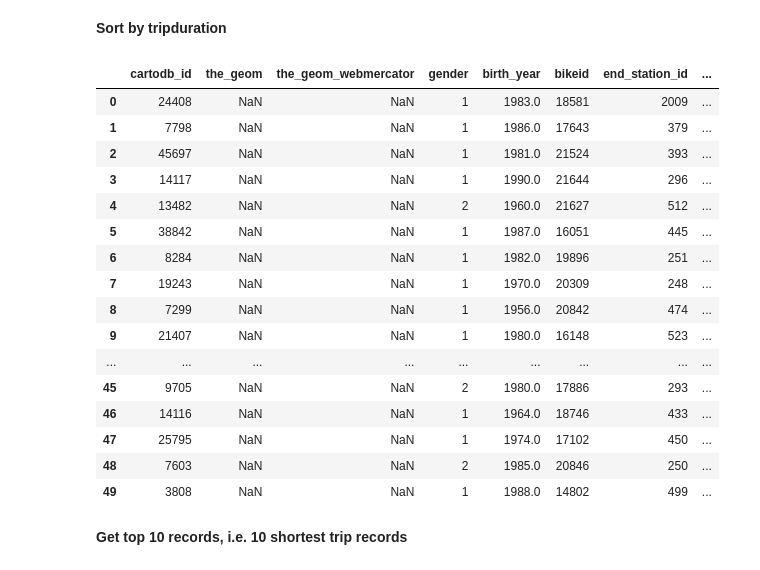
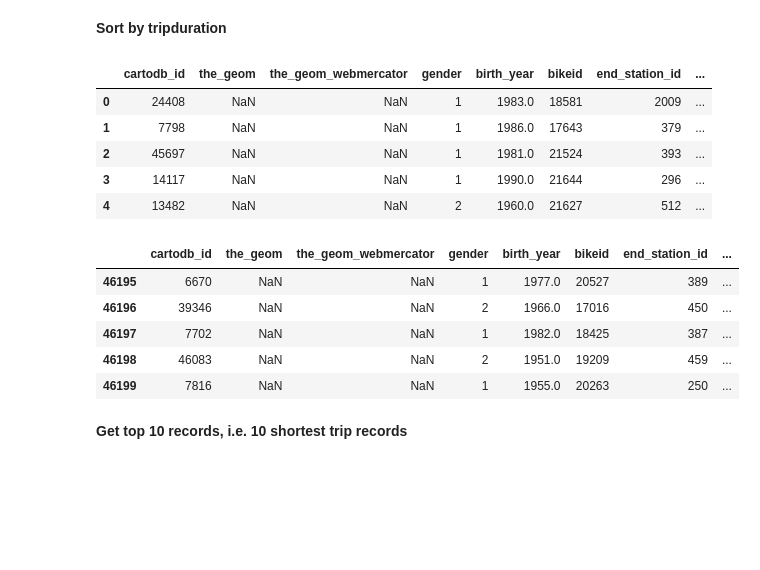
Before and after one commit to biabbiassago/PUI2017_bb1569, a Jupyter notebook: HW7_bb1569/SQLLab_bb1569.ipynb, the cells around one changed output. Cells and saved outputs as stored; diff of their text form; code cells hidden in the pictures; blank space fills up the shorter version.

```diff
--- a/HW7_bb1569/SQLLab_bb1569.ipynb
+++ b/HW7_bb1569/SQLLab_bb1569.ipynb
@@ -104,27 +92,25 @@ pd.read_csv(BytesIO(queryCartoDB(query1)), sep=',').head(50)
 # %%
 query2 = '''
 SELECT * FROM citibike
 ORDER BY tripduration
 '''
-pd.read_csv(BytesIO(queryCartoDB(query2)), sep=',').head(50)
+pd.read_csv(BytesIO(queryCartoDB(query2)), sep=',').head(5)
 # %% [output]
 |  | cartodb_id | the_geom | the_geom_webmercator | gender | birth_year | bikeid | end_station_id | ... |
 | 0 | 24408 | NaN | NaN | 1 | 1983.0 | 18581 | 2009 | ... |
 | 1 | 7798 | NaN | NaN | 1 | 1986.0 | 17643 | 379 | ... |
 | 2 | 45697 | NaN | NaN | 1 | 1981.0 | 21524 | 393 | ... |
 | 3 | 14117 | NaN | NaN | 1 | 1990.0 | 21644 | 296 | ... |
 | 4 | 13482 | NaN | NaN | 2 | 1960.0 | 21627 | 512 | ... |
-| 5 | 38842 | NaN | NaN | 1 | 1987.0 | 16051 | 445 | ... |
-| 6 | 8284 | NaN | NaN | 1 | 1982.0 | 19896 | 251 | ... |
-| 7 | 19243 | NaN | NaN | 1 | 1970.0 | 20309 | 248 | ... |
-| 8 | 7299 | NaN | NaN | 1 | 1956.0 | 20842 | 474 | ... |
-| 9 | 21407 | NaN | NaN | 1 | 1980.0 | 16148 | 523 | ... |
-| ... | ... | ... | ... | ... | ... | ... | ... | ... |
-| 45 | 9705 | NaN | NaN | 2 | 1980.0 | 17886 | 293 | ... |
-| 46 | 14116 | NaN | NaN | 1 | 1964.0 | 18746 | 433 | ... |
-| 47 | 25795 | NaN | NaN | 1 | 1974.0 | 17102 | 450 | ... |
-| 48 | 7603 | NaN | NaN | 2 | 1985.0 | 20846 | 250 | ... |
-| 49 | 3808 | NaN | NaN | 1 | 1988.0 | 14802 | 499 | ... |
+# %%
+pd.read_csv(BytesIO(queryCartoDB(query2)), sep=',').tail(5)
+# %% [output]
+|  | cartodb_id | the_geom | the_geom_webmercator | gender | birth_year | bikeid | end_station_id | ... |
+| 46195 | 6670 | NaN | NaN | 1 | 1977.0 | 20527 | 389 | ... |
+| 46196 | 39346 | NaN | NaN | 2 | 1966.0 | 17016 | 450 | ... |
+| 46197 | 7702 | NaN | NaN | 1 | 1982.0 | 18425 | 387 | ... |
+| 46198 | 46083 | NaN | NaN | 2 | 1951.0 | 19209 | 459 | ... |
+| 46199 | 7816 | NaN | NaN | 1 | 1955.0 | 20263 | 250 | ... |
 # %% [markdown]
 **Get top 10 records, i.e. 10 shortest trip records**
 # %%
```
Also changed, not shown: parts of 13 cells of this notebook.
